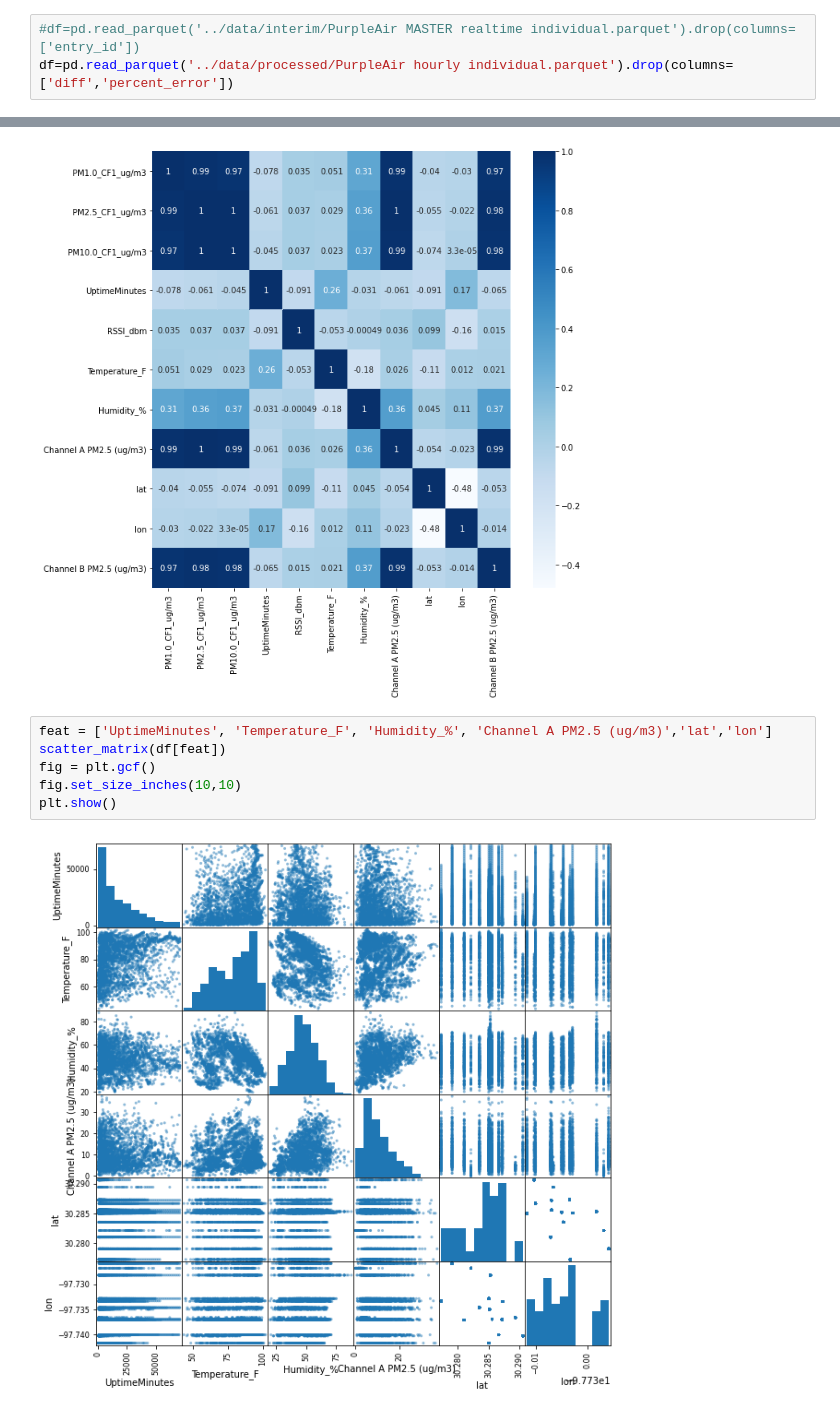
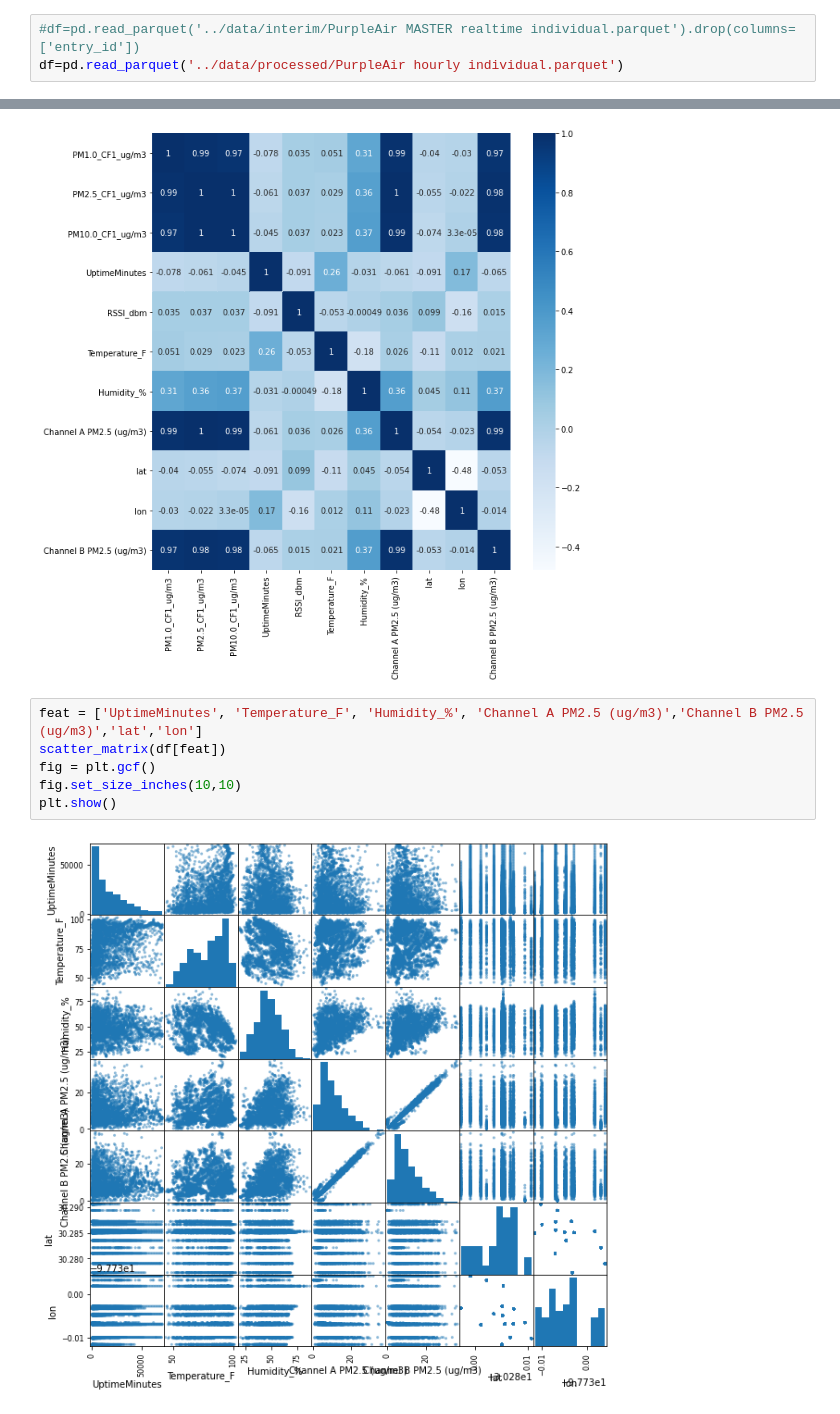
Before and after one commit to intelligent-environments-lab/bleed-orange-measure-purple, a Jupyter notebook: notebooks/3.2-cjl-visual-october-plots.ipynb, the cells around one changed output, grey strips where cells are left out. Cells and saved outputs as stored; diff of their text form.

Commit message:
Fixed error caused when removing averages with insufficient data

```diff
--- a/notebooks/3.2-cjl-visual-october-plots.ipynb
+++ b/notebooks/3.2-cjl-visual-october-plots.ipynb
@@ -5,5 +5,5 @@ import matplotlib.pyplot as plt
 from pandas.plotting import scatter_matrix
 # %%
 #df=pd.read_parquet('../data/interim/PurpleAir MASTER realtime individual.parquet').drop(columns=['entry_id'])
-df=pd.read_parquet('../data/processed/PurpleAir hourly individual.parquet').drop(columns=['diff','percent_error'])
+df=pd.read_parquet('../data/processed/PurpleAir hourly individual.parquet')
 # %%
@@ -25,13 +39,13 @@ fig.set_size_inches(10,10)
 # %% [output]
 [figure]
 # %%
-feat = ['UptimeMinutes', 'Temperature_F', 'Humidity_%', 'Channel A PM2.5 (ug/m3)','lat','lon']
+feat = ['UptimeMinutes', 'Temperature_F', 'Humidity_%', 'Channel A PM2.5 (ug/m3)','Channel B PM2.5 (ug/m3)','lat','lon']
 scatter_matrix(df[feat])
 fig = plt.gcf()
 fig.set_size_inches(10,10)
 plt.show()
 # %% [output]
-[figure, old version]
+[figure, new version]
 # %%
 corr_matrix = df[['Humidity_%', 'Channel A PM2.5 (ug/m3)','Temperature_F']].corr()
 sn.heatmap(corr_matrix,annot=True,cmap='Blues')
```
Also changed, not shown: parts of 3 cells of this notebook, 2 other files.
